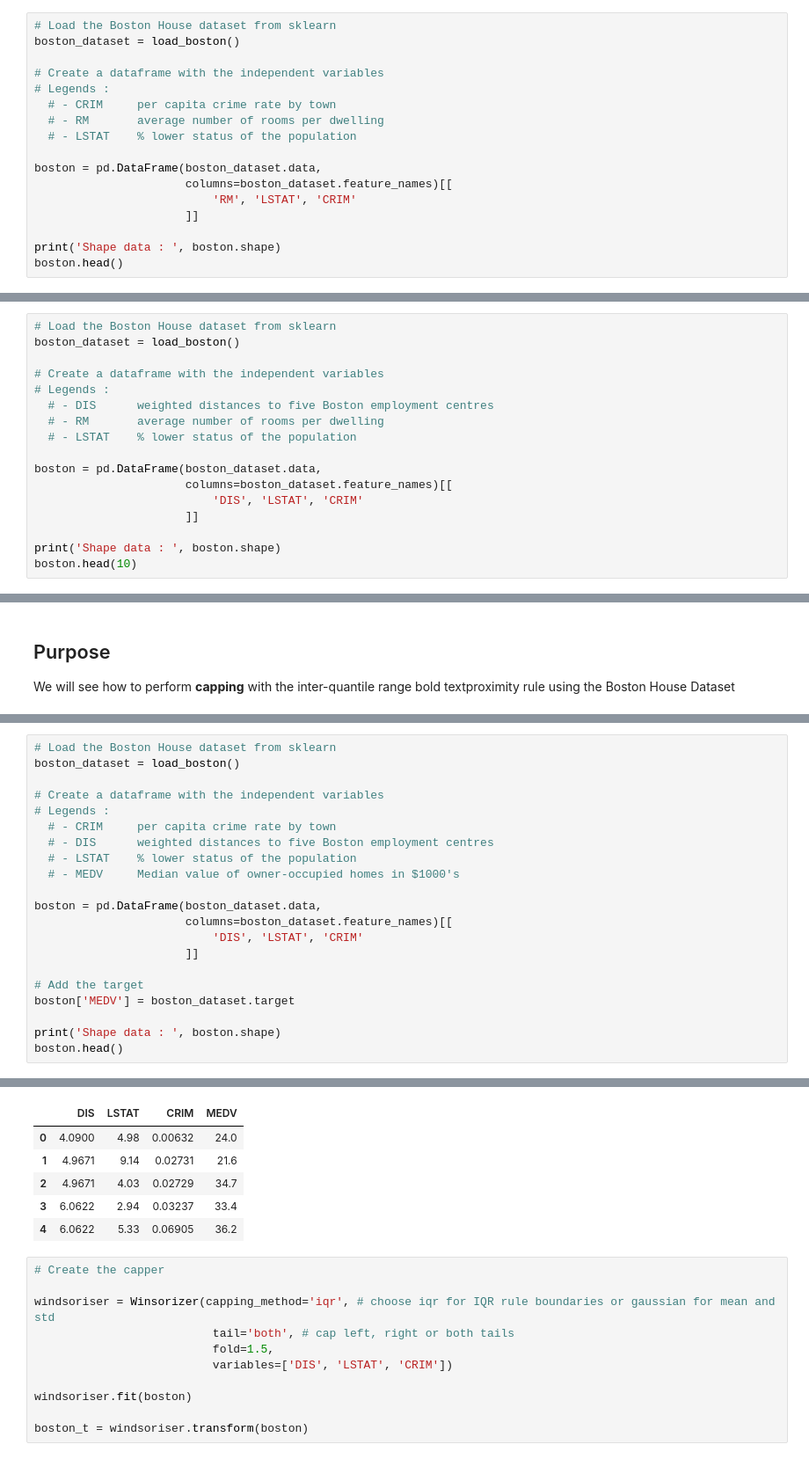
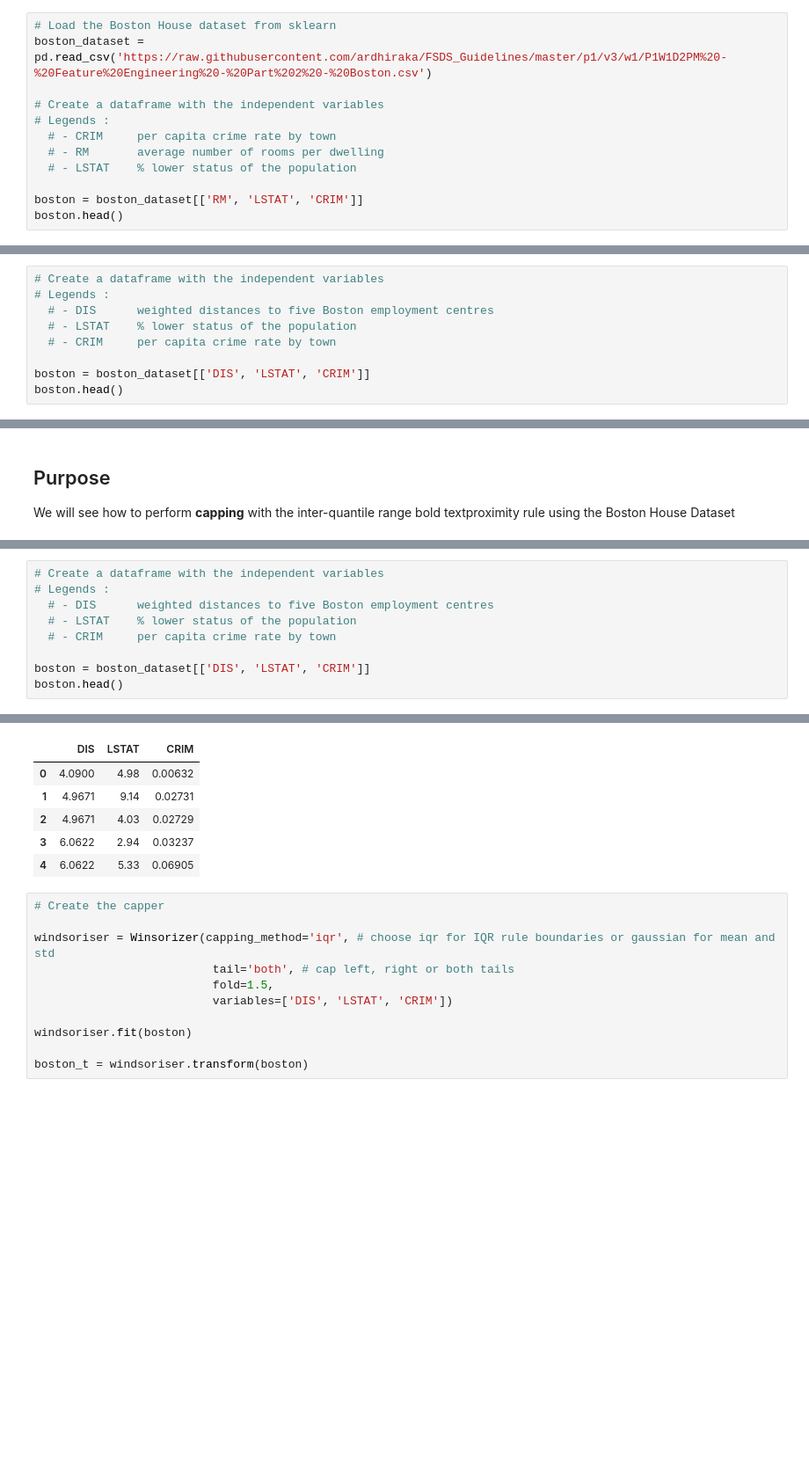
Before and after one commit to ardhiraka/FSDS_Guidelines, a Jupyter notebook: p1/v3/w1/P1W1D2PM - Feature Engineering - Part 2.ipynb, the cells around one changed output, grey strips where cells are left out. Shown at 88% size. Cells and saved outputs as stored; diff of their text form; blank space fills up the shorter version.

Commit message:
Fixing dataset for P1W1D2PM

```diff
--- a/p1/v3/w1/P1W1D2PM - Feature Engineering - Part 2.ipynb
+++ b/p1/v3/w1/P1W1D2PM - Feature Engineering - Part 2.ipynb
@@ -66,6 +16,6 @@ from sklearn.datasets import load_boston
 # %%
 # Load the Boston House dataset from sklearn
-boston_dataset = load_boston()
+boston_dataset = pd.read_csv('https://raw.githubusercontent.com/ardhiraka/FSDS_Guidelines/master/p1/v3/w1/P1W1D2PM%20-%20Feature%20Engineering%20-%20Part%202%20-%20Boston.csv')
 
 # Create a dataframe with the independent variables
 # Legends :
@@ -73,11 +23,6 @@ boston_dataset = load_boston()
   # - RM       average number of rooms per dwelling
   # - LSTAT    % lower status of the population
 
-boston = pd.DataFrame(boston_dataset.data,
-                      columns=boston_dataset.feature_names)[[
-                          'RM', 'LSTAT', 'CRIM'
-                      ]]
-
-print('Shape data : ', boston.shape)
+boston = boston_dataset[['RM', 'LSTAT', 'CRIM']]
 boston.head()
 # %% [output]
@@ -436,18 +354,10 @@ from sklearn.datasets import load_boston
 # %%
-# Load the Boston House dataset from sklearn
-boston_dataset = load_boston()
-
 # Create a dataframe with the independent variables
 # Legends :
   # - DIS      weighted distances to five Boston employment centres
-  # - RM       average number of rooms per dwelling
   # - LSTAT    % lower status of the population
+  # - CRIM     per capita crime rate by town
 
-boston = pd.DataFrame(boston_dataset.data,
-                      columns=boston_dataset.feature_names)[[
-                          'DIS', 'LSTAT', 'CRIM'
-                      ]]
-
-print('Shape data : ', boston.shape)
-boston.head(10)
+boston = boston_dataset[['DIS', 'LSTAT', 'CRIM']]
+boston.head()
 # %% [output]
@@ -667,22 +545,10 @@ Requirement already satisfied: pyparsing!=3.0.5,>=2.0.2 in /usr/local/lib/python
 # %%
-# Load the Boston House dataset from sklearn
-boston_dataset = load_boston()
-
 # Create a dataframe with the independent variables
 # Legends :
-  # - CRIM     per capita crime rate by town
   # - DIS      weighted distances to five Boston employment centres
   # - LSTAT    % lower status of the population
-  # - MEDV     Median value of owner-occupied homes in $1000's
+  # - CRIM     per capita crime rate by town
 
-boston = pd.DataFrame(boston_dataset.data,
-                      columns=boston_dataset.feature_names)[[
-                          'DIS', 'LSTAT', 'CRIM'
-                      ]]
-
-# Add the target
-boston['MEDV'] = boston_dataset.target
-
-print('Shape data : ', boston.shape)
+boston = boston_dataset[['DIS', 'LSTAT', 'CRIM']]
 boston.head()
 # %% [output]
@@ -707,9 +555,9 @@ Shape data :  (506, 4)
-|  | DIS | LSTAT | CRIM | MEDV |
-| 0 | 4.0900 | 4.98 | 0.00632 | 24.0 |
-| 1 | 4.9671 | 9.14 | 0.02731 | 21.6 |
-| 2 | 4.9671 | 4.03 | 0.02729 | 34.7 |
-| 3 | 6.0622 | 2.94 | 0.03237 | 33.4 |
-| 4 | 6.0622 | 5.33 | 0.06905 | 36.2 |
+|  | DIS | LSTAT | CRIM |
+| 0 | 4.0900 | 4.98 | 0.00632 |
+| 1 | 4.9671 | 9.14 | 0.02731 |
+| 2 | 4.9671 | 4.03 | 0.02729 |
+| 3 | 6.0622 | 2.94 | 0.03237 |
+| 4 | 6.0622 | 5.33 | 0.06905 |
 # %%
 # Create the capper
 
```
Also changed, not shown: parts of 10 cells of this notebook.
